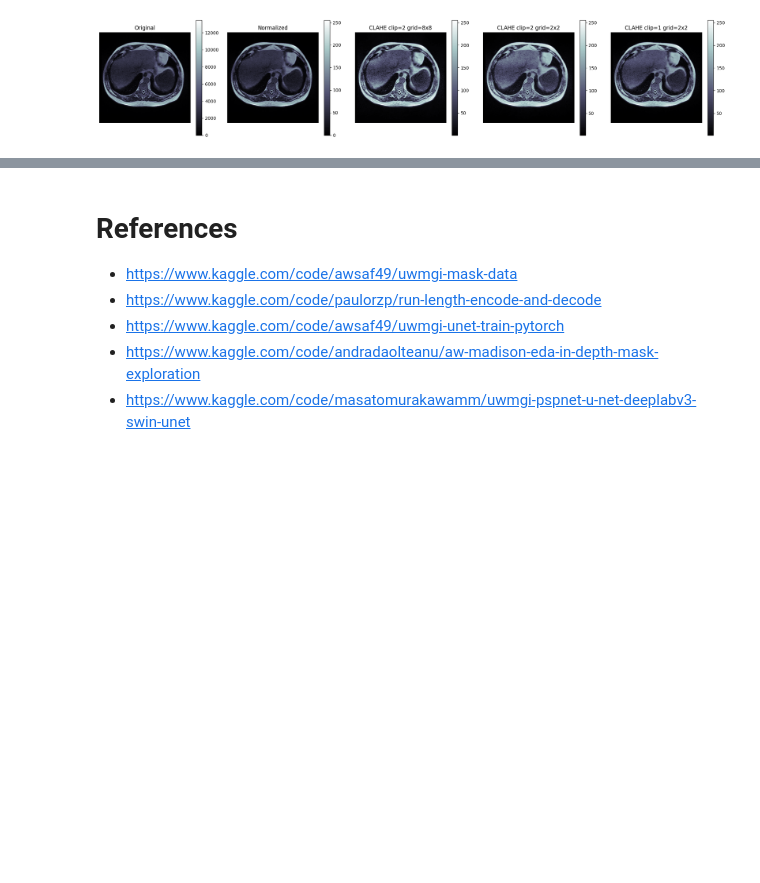
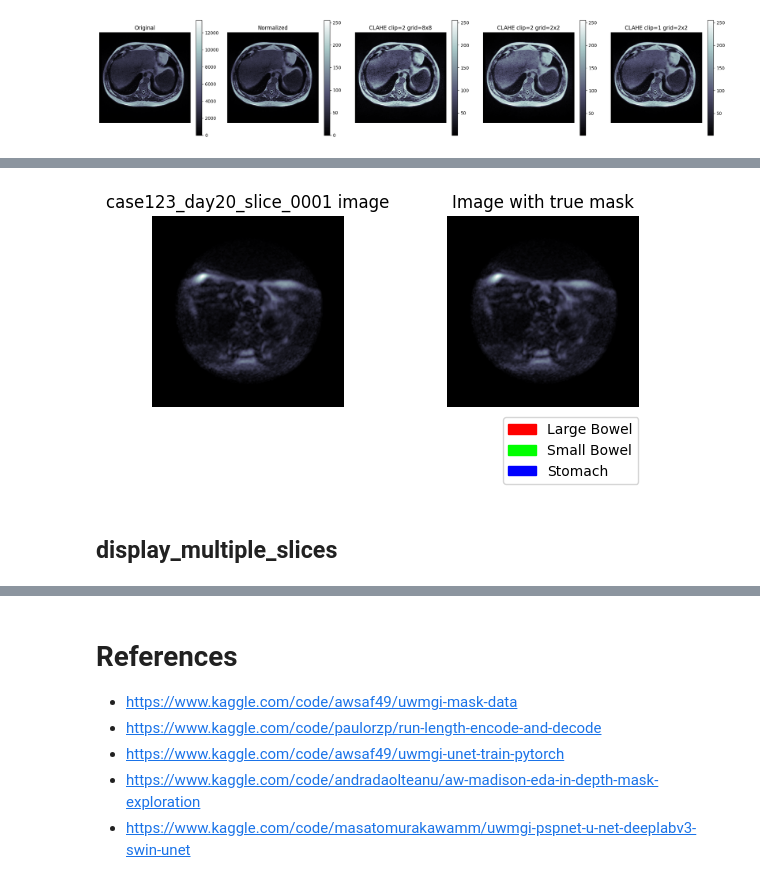
Before and after one commit to abhivij/GI-Tract-Image-Segmentation, a Jupyter notebook: gi-tract-image-segmentation.ipynb, the cells around one changed output, grey strips where cells are left out. Drawn from its saved outputs; the diff is of its cells as text; code cells hidden in the pictures; blank space fills up the shorter version.

```diff
--- a/gi-tract-image-segmentation.ipynb
+++ b/gi-tract-image-segmentation.ipynb
@@ -371,0 +439,7 @@ plt.show()
+# %%
+# example image without any segment
+display_image('case123_day20_slice_0001', data, apply_CLAHE=True)
+# %% [output]
+[figure, added]
+# %% [markdown]
+## display_multiple_slices
```
Also changed, not shown: parts of 28 cells of this notebook.
